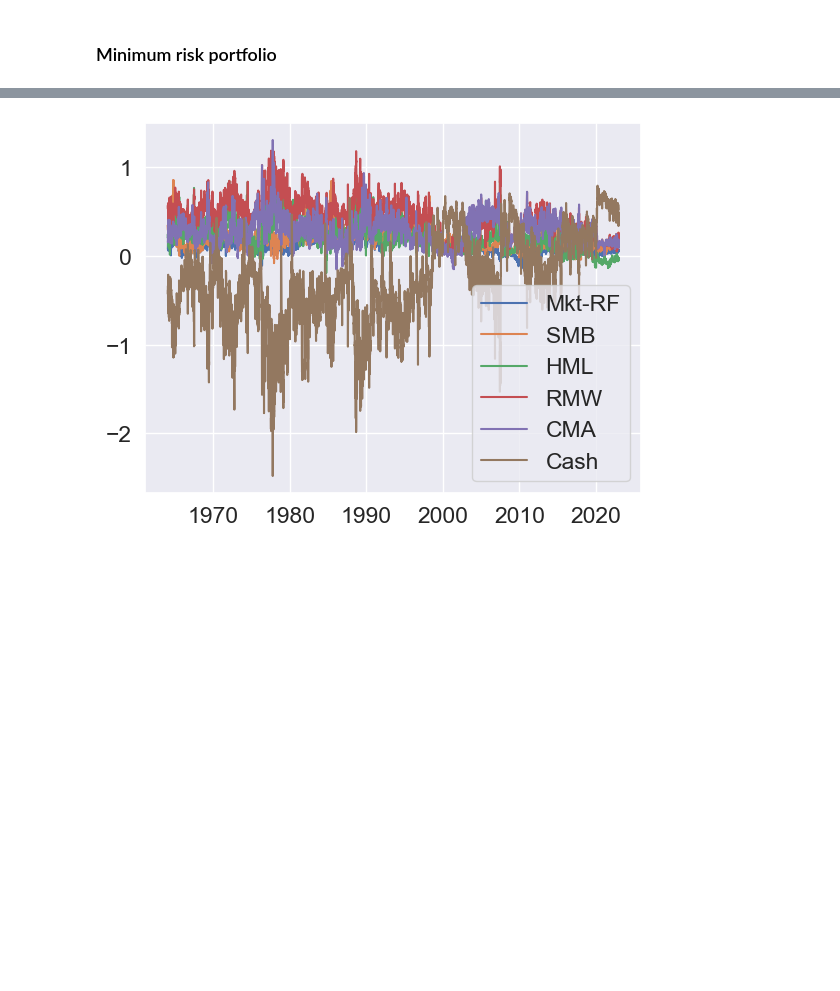
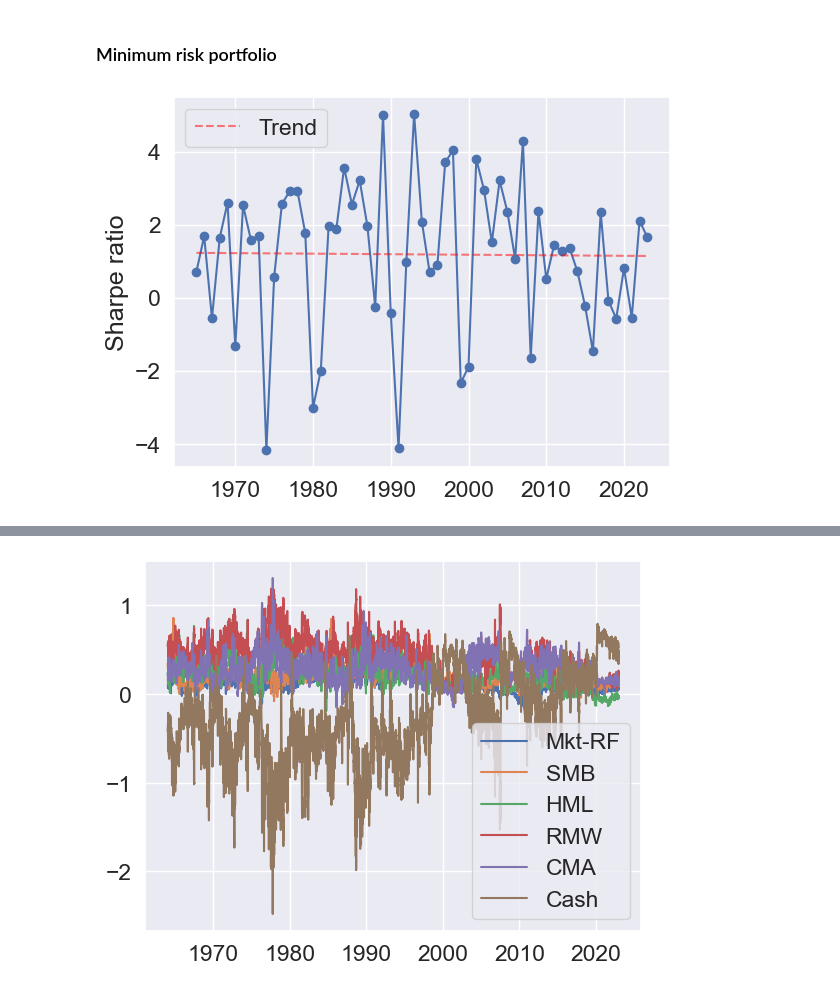
Before and after one commit to cvxgrp/cov_pred_finance, a Jupyter notebook: experiments/extensions/smoothing.ipynb, the cells around one changed output, grey strips where cells are left out. Saved outputs shown, nothing was run; the diff lists cells and outputs as text; code cells hidden in the pictures; blank space fills up the shorter version.

```diff
--- a/experiments/extensions/smoothing.ipynb
+++ b/experiments/extensions/smoothing.ipynb
@@ -183,6 +180,12 @@ def turnover(weights):
 # %%
-predictors = [cm_iewma, Sigmas_0p5, Sigmas_1, Sigmas_2p5, Sigmas_5, Sigmas_10, Sigmas_20, Sigmas_50, Sigmas_100, Sigmas_250]
-traders_min_risk_ewma = MinRisk(returns, predictors, names, start_date, end_date).backtest(additonal_cons)
+predictors = [cm_iewma, Sigmas_10, Sigmas_100, Sigmas_250, Sigmas_5000]
+names_temp = ['No smoothing', '10', '100', '250', '5000']
+traders_min_risk_ewma = MinRisk(returns, predictors, names_temp, start_date, end_date).backtest(additonal_cons)
+# %%
+trader = traders_min_risk_ewma["250"]
+SR = yearly_SR(trader)
+# %% [output]
+[figure, added]
 # %%
 create_table(traders_min_risk_ewma, sigma_tar, rf, excess, prescient=False)
 # %% [output]
```
Also changed, not shown: parts of 19 cells of this notebook, 15 other files.
